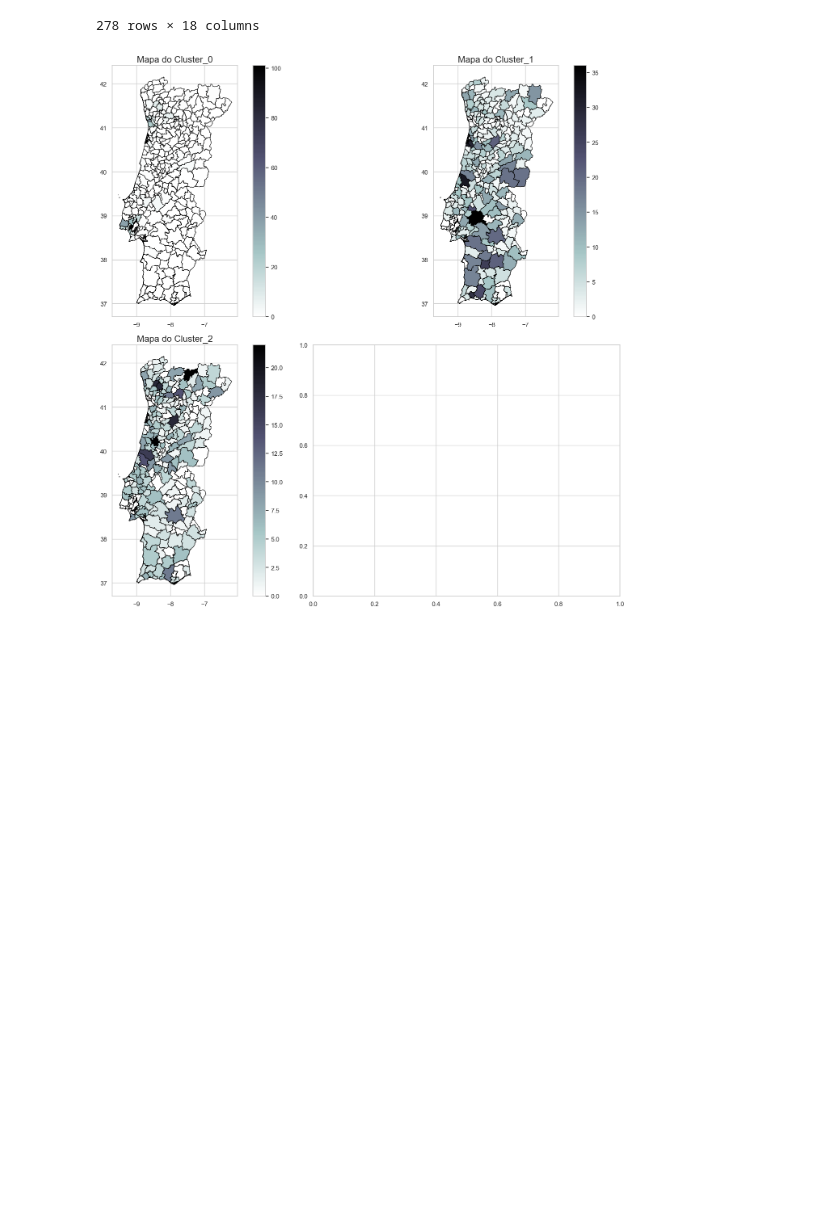
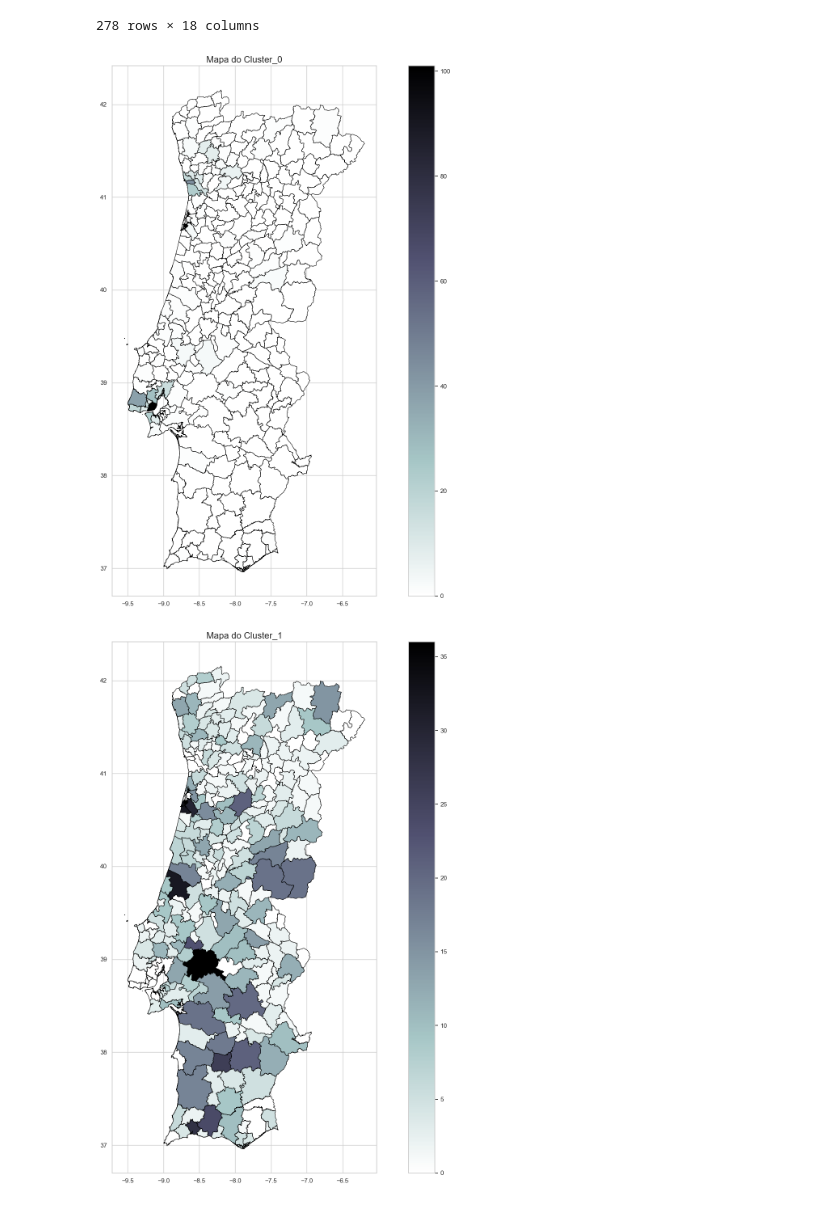
Before and after one commit to Vullkano/pfacd, a Jupyter notebook: rascunhos/freitas/5.1. ConcelhosClustersFinal.ipynb, the cells around one changed output. Saved outputs shown, nothing was run; the diff lists cells and outputs as text; code cells hidden in the pictures; blank space fills up the shorter version.

```diff
--- a/rascunhos/freitas/5.1. ConcelhosClustersFinal.ipynb
+++ b/rascunhos/freitas/5.1. ConcelhosClustersFinal.ipynb
@@ -492,25 +493,26 @@ Freguesias_com_clusters
 # %%
 # Filtrar as colunas do DataFrame que contenham "Cluster"
 cluster_columns = [col for col in Freguesias_com_clusters.columns if 'Cluster' in col]
 
-# Calcular o número de linhas e colunas para os subplots
-num_rows = len(cluster_columns) // 2 + len(cluster_columns) % 2
-num_cols = 2
+# Iterar sobre as colunas de clusters e plotar os mapas
+for cluster_column in cluster_columns:
+    # Configurar a figura e os eixos para o mapa
+    fig, ax = plt.subplots(figsize=(16, 14))
 
-# Configurar a figura e os eixos para os mapas
-fig, axes = plt.subplots(nrows=num_rows, ncols=num_cols, figsize=(16, 14))
-axes = axes.flatten()
-
-# Iterar sobre as colunas de clusters e plotar os mapas
-for i, cluster_column in enumerate(cluster_columns):
     # Plotar o mapa das freguesias
-    Freguesias_com_clusters.plot(column=cluster_column, cmap='bone_r', linewidth=0.8, edgecolor='black', ax=axes[i], legend=True)
+    Freguesias_com_clusters.plot(column=cluster_column, cmap='bone_r', linewidth=0.8, edgecolor='black', legend=True, ax=ax)
 
     # Adicionar título
-    axes[i].set_title(f'Mapa do {cluster_column}', fontsize=16)
+    ax.set_title(f'Mapa do {cluster_column}', fontsize=16)
 
-# Ajustar o layout
-plt.tight_layout()
-plt.show()
+    # Ajustar o layout
+    plt.tight_layout()
+
+    # Salvar figura
+    plt.savefig(f"ClusterQuebra{cluster_column}.png")
+
+    # Exibir o gráfico
+    plt.show()
 # %% [output]
-[figure, old version]
+[figure, new version]
+[figure, added]
```
Also changed, not shown: parts of 3 cells of this notebook, 4 other files.
